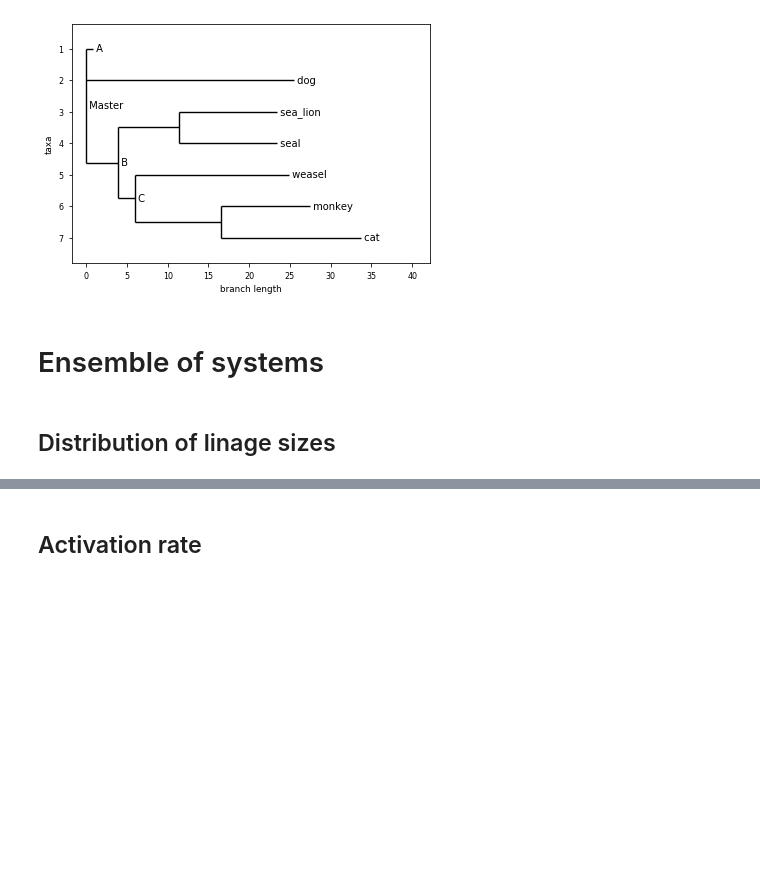
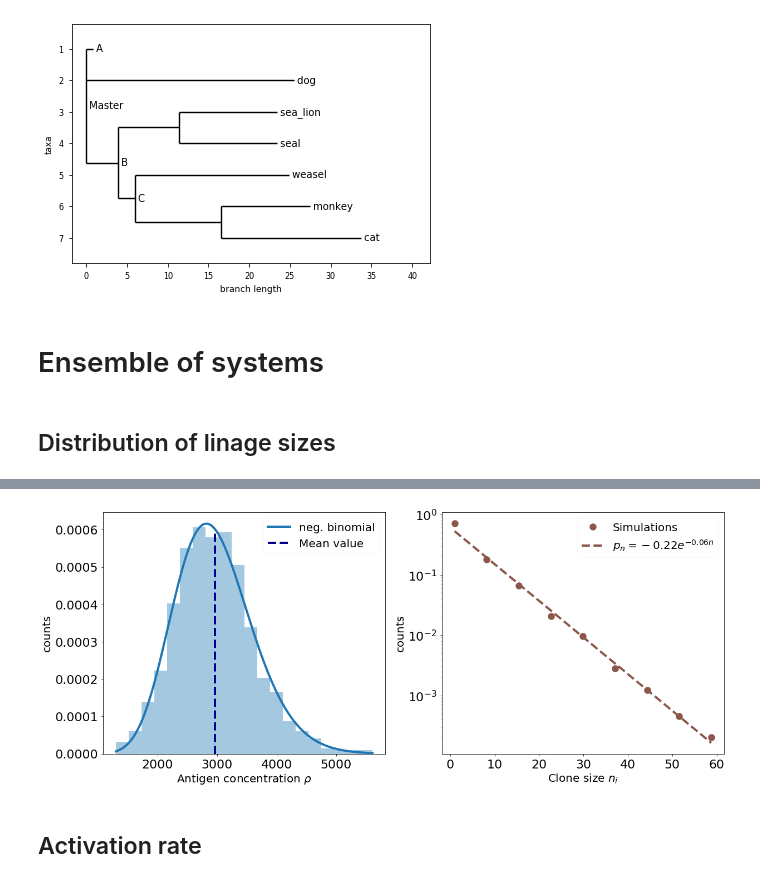
Before and after one commit to betoto008/Affinity_maturation, a Jupyter notebook: Jupyter_Notebooks/Stochastic_simulation.ipynb, the cells around one changed output, grey strips where cells are left out. Drawn from its saved outputs; the diff is of its cells as text; code cells hidden in the pictures; blank space fills up the shorter version.

```diff
--- a/Jupyter_Notebooks/Stochastic_simulation.ipynb
+++ b/Jupyter_Notebooks/Stochastic_simulation.ipynb
@@ -13,6 +13,11 @@ import os.path
 import pickle
 from matplotlib import style
 from scipy.interpolate import interp1d
+from scipy.optimize import curve_fit
+
+def linear_func(x, a, b):
+    return a + b*x
+
 N_A = 6.02214076e23
 k_BT = 1.380649e-23*293
 style.use('seaborn-paper')
@@ -162,28 +167,34 @@ Phylo.draw(tree)
 %%time
 n_linages = 200
 U = n_linages/n_seq
-nu = 0.2
+nu = 0.4
 R=6
 beta = 1
 gamma = 1
 T = 5
+master_Sequence_energy = 14
 
 #_____ Choose one of the following____________________________________
 #activated_linages_size_t = []
-activated_linages_size_t = pickle.load( open( "../Text_files/activated_linages_size_t-%d.pkl"%(n_seq), "rb" ) )
+#final_antigen_concentration = []
+activated_linages_size_t = pickle.load( open( "../Text_files/activated_linages_size_t2.pkl", "rb" ) )
+final_antigen_concentration = pickle.load( open( "../Text_files/final_antigen_concentration2.pkl", "rb" ) )
 #_____________________________________________________________________
 
 for i in range(1000):
     Sub_Sequences = np.random.choice(Sequences, n_linages)
     Model = Stochastic_simulation(Sequences = Sub_Sequences, n_linages=n_linages, T = T, U = U, gamma = gamma,
-                                  nu = nu, R = R, beta = beta, master_Sequence_energy = 12)
+                                  nu = nu, R = R, beta = beta, master_Sequence_energy = master_Sequence_energy)
     Model.Gillespie()
     if(i%100==0):
         print(i, '...')
         print(Model.time_series[-1], Model.antigen_time_series[-1])
     activated_linages_size_t = np.append(activated_linages_size_t, [Model.linages_time_series[i,-1] for i in range(n_linages) if Model.Sequences[i].active])
+    final_antigen_concentration = np.append(final_antigen_concentration, Model.antigen_time_series[-1])
 
-pickle.dump(activated_linages_size_t, open( "../Text_files/activated_linages_size_t-%d.pkl"%(n_seq), "wb" ) )
+pickle.dump(activated_linages_size_t, open( "../Text_files/activated_linages_size_t2.pkl", "wb" ) )
+pickle.dump(final_antigen_concentration, open( "../Text_files/final_antigen_concentration2.pkl", "wb" ) )
+
 print(len(activated_linages_size_t))
 # %% [output]
 0 ...
@@ -232,3 +217,58 @@ fig.savefig('../Figures/Linages_size_distribution_%d.png'%(counter))
+# %%
+fig, ax = plt.subplots(1, 2, figsize = (20,8))
+
+#_______________________________________________________________________________________________________________
+
+final_antigen_concentration = pickle.load( open( "../Text_files/final_antigen_concentration2.pkl", "rb" ) )
+
+x = np.array(range(int(min(final_antigen_concentration)) , int(max(final_antigen_concentration))))
+p = np.exp(-1*5)
+
+ax[0].hist(final_antigen_concentration, bins = 20, density = True, alpha = 0.4)
+ax[0].plot(x, sc.comb(x-1, x-20)*p**(20)*(1-p)**(x-20), color = 'tab:blue', linewidth = 4, ms=8, label='neg. binomial')
+ax[0].vlines(20*np.exp(5), 0, sc.comb(20*np.exp(5)-1, 20*np.exp(5)-20)*p**(20)*(1-p)**(20*np.exp(5)-20), linestyle = 'dashed', linewidth = 4, color = 'darkblue', label = 'Mean value')
+ax[0].set_xlabel(r'Antigen concentration $\rho$', fontsize = 20)
+ax[0].set_ylabel(r'counts', fontsize = 20)
+ax[0].tick_params(labelsize = 22)
+ax[0].legend(loc = 0, fontsize = 20)
+#_______________________________________________________________________________________________________________
+
+activated_linages_size_t = pickle.load( open( "../Text_files/activated_linages_size_t2.pkl", "rb" ) )
+
+data_activated_linages = np.histogram(activated_linages_size_t, bins = np.logspace(1,np.log10(np.max(activated_linages_size_t)),10))
+data_activated_linages2 = np.histogram(activated_linages_size_t, bins = np.linspace(1,np.max(activated_linages_size_t),10))
+
+#Cumulative
+#ax[1].plot(data_activated_linages[1][:-1], 1-np.cumsum(data_activated_linages[0])/np.sum(data_activated_linages[0]), marker = '.', ms = 20, linestyle = '', linewidth = 4, color = 'tab:red')
+#ax[1].plot(data_activated_linages[1][:-1], (data_activated_linages[0][0]/np.sum(data_activated_linages[0]))*(data_activated_linages[1][:-1])**(-1), linestyle = '--', color = 'tab:red', label = r'$p\sim n_i^{-1}$')
+
+#Distribution
+#ax[1].plot(data_activated_linages[1][:-1], data_activated_linages[0]/np.sum(data_activated_linages[0]), marker = '.', ms = 20, linestyle = '', linewidth = 4, color = 'tab:brown', label = 'Simulations')
+ax[1].plot(data_activated_linages2[1][:-1], data_activated_linages2[0]/np.sum(data_activated_linages2[0]), marker = '.', ms = 25, linestyle = '', linewidth = 4, color = 'tab:brown', label = 'Simulations')
+#ax[1].plot(data_activated_linages[1][:-1], 100*4.5*np.exp(5.5-12)*((data_activated_linages[1][:-1]))**(-2), linestyle = '--', color = 'tab:brown', label = r'$p\sim n_i^{-2}$')
+#ax[1].plot(data_activated_linages[1][:-1], 100000*4.5*np.exp(5.5-12)*((data_activated_linages[1][:-1]))**(-2), linestyle = '--', color = 'tab:brown')
+
+popt, pcov = curve_fit(linear_func, data_activated_linages2[1][:-1], np.log10(data_activated_linages2[0]/np.sum(data_activated_linages2[0])), p0 = (0, -5/40))
+
+ax[1].plot(data_activated_linages2[1][:-1], 10**(linear_func(data_activated_linages2[1][:-1], *popt)), linestyle = '--', linewidth = 4, color = 'tab:brown', label = r'$p_n= %.2fe^{%.2fn}$'%(popt[0], popt[1]))
+
+ax[1].set_xlabel(r'Clone size $n_i$', fontsize = 20)
+ax[1].set_ylabel(r'counts', fontsize = 20)
+ax[1].tick_params(labelsize = 22)
+#ax[1].set_xscale('log')
+ax[1].set_yscale('log')
+ax[1].legend(loc = 0, fontsize = 20)
+
+#_______________________________________________________________________________________________________________
+
+counter = 0
+while(os.path.isfile('../Figures/Linages_size_distribution_%d.png'%(counter))):
+    counter+=1
+
+#fig.savefig('../Figures/Linages_size_distribution_%d.png'%(counter))
+#plt.close()
+# %% [output]
+[figure, added]
 # %% [markdown]
 ## Activation rate
 # %%
```
Also changed, not shown: parts of 16 cells of this notebook, 16 other files.
